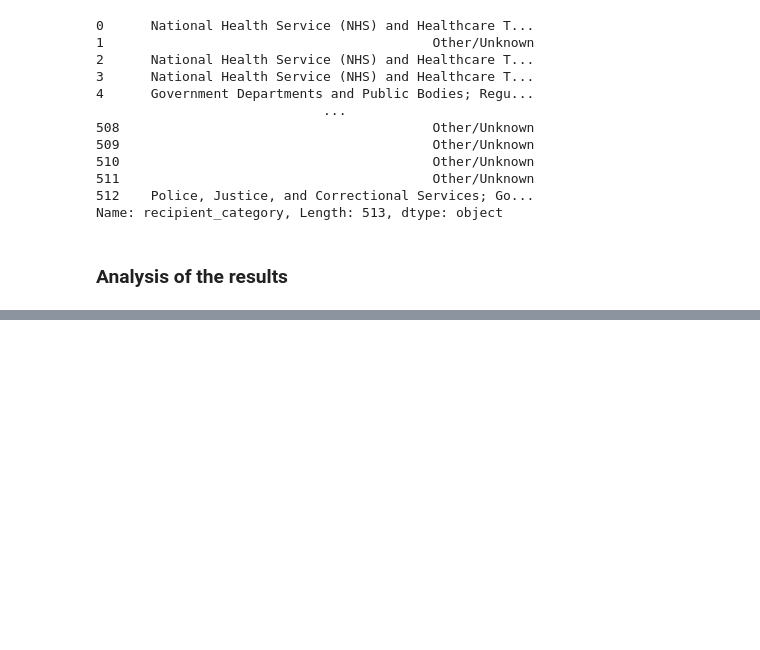
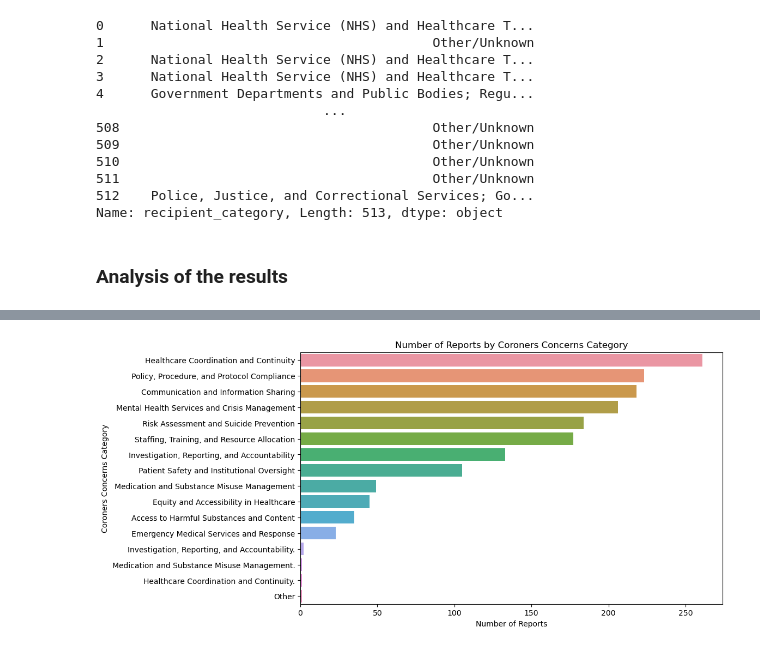
Before and after one commit to edflahavan/text-analysis, a Jupyter notebook: main-text-analysis.ipynb, the cells around one changed output, grey strips where cells are left out. Saved outputs shown, nothing was run; the diff lists cells and outputs as text; code cells hidden in the pictures; blank space fills up the shorter version.

```diff
--- a/main-text-analysis.ipynb
+++ b/main-text-analysis.ipynb
@@ -635,0 +610,21 @@ plt.show()
+# %%
+# Coroners concerns - the number of reports split by the coroner's concerns category
+
+# Splitting the coroner concerns category where there are multiple concerns
+concerns_split = df['coroner_concerns_category'].str.split(';', expand=True)
+
+# Reshaping the data
+concerns_reshaped = concerns_split.stack().reset_index(level=1, drop=True).str.strip()
+
+# Counting the frequency of each category
+concerns_count = concerns_reshaped.value_counts()
+
+# Plot
+plt.figure(figsize=(10, 6))
+sns.barplot(y=concerns_count.index, x=concerns_count.values, orient='h')
+plt.title('Number of Reports by Coroners Concerns Category')
+plt.xlabel('Number of Reports')
+plt.ylabel('Coroners Concerns Category')
+plt.show()
+# %% [output]
+[figure, added]
```
Also changed, not shown: parts of 9 cells of this notebook, 2 other files.
